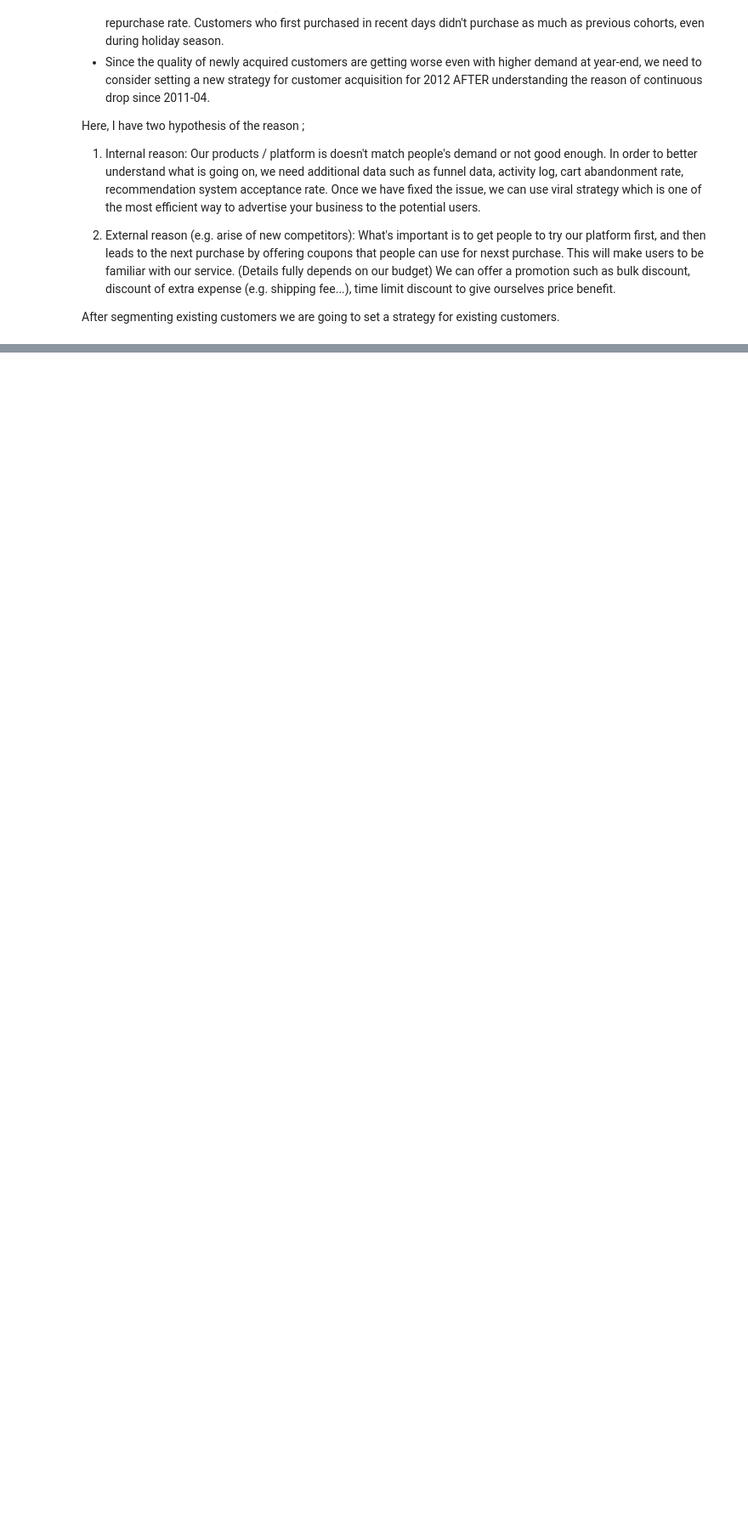
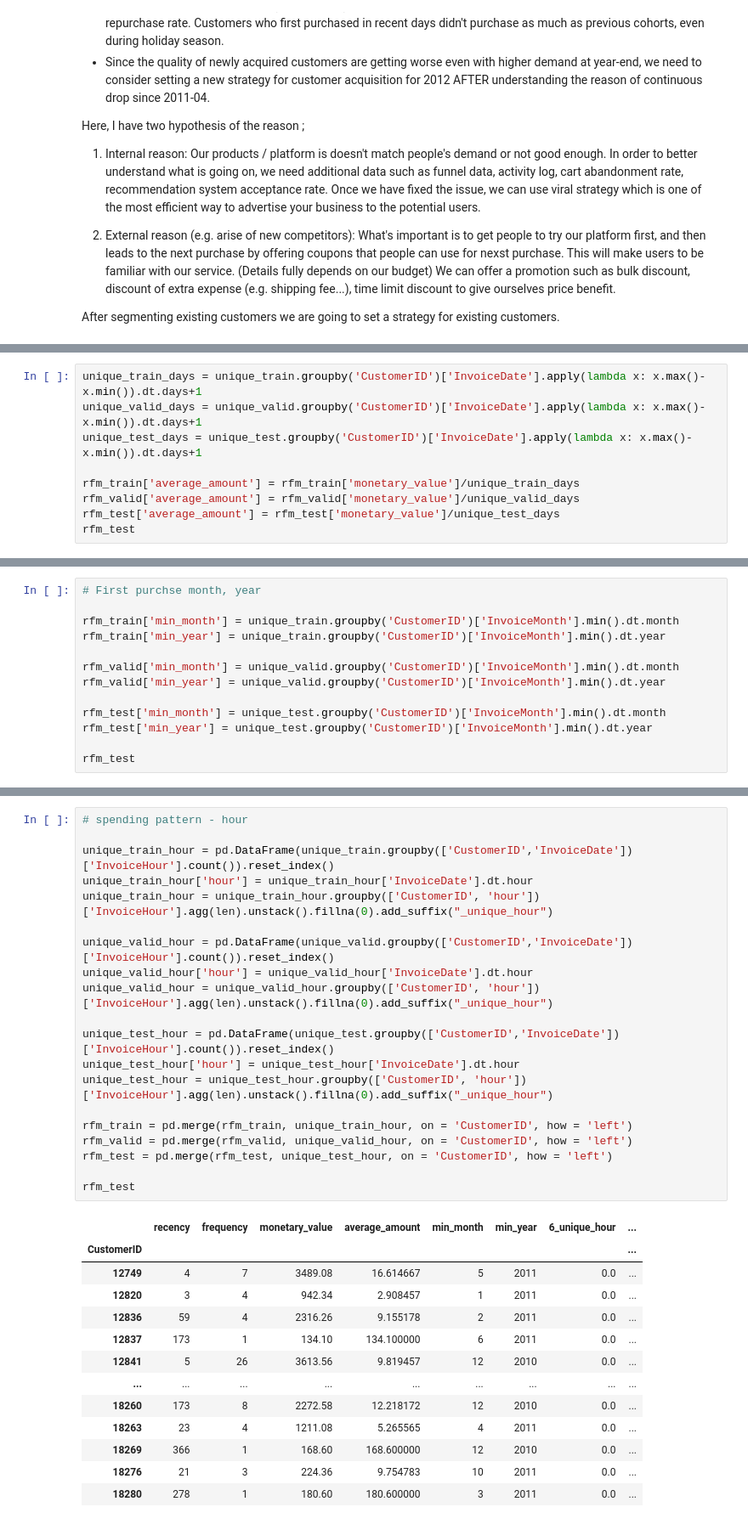
Before and after one commit to miji-lee-kr/CLV_Prediction_With_Cohort_Analysis, a Jupyter notebook: RFM_Cohort_UK_Retailer/RFM_Cohort_Analysis.ipynb, the cells around one changed output, grey strips where cells are left out. Shown at 85% size. Saved outputs shown, nothing was run; the diff lists cells and outputs as text; blank space fills up the shorter version.

```diff
--- a/RFM_Cohort_UK_Retailer/RFM_Cohort_Analysis.ipynb
+++ b/RFM_Cohort_UK_Retailer/RFM_Cohort_Analysis.ipynb
@@ -483,0 +530,9 @@ Greater numbers in frequency and monetary value demonstrate that the customer is
+# %%
+unique_train_days = unique_train.groupby('CustomerID')['InvoiceDate'].apply(lambda x: x.max()- x.min()).dt.days+1
+unique_valid_days = unique_valid.groupby('CustomerID')['InvoiceDate'].apply(lambda x: x.max()- x.min()).dt.days+1
+unique_test_days = unique_test.groupby('CustomerID')['InvoiceDate'].apply(lambda x: x.max()- x.min()).dt.days+1
+
+rfm_train['average_amount'] = rfm_train['monetary_value']/unique_train_days
+rfm_valid['average_amount'] = rfm_valid['monetary_value']/unique_valid_days
+rfm_test['average_amount'] = rfm_test['monetary_value']/unique_test_days
+rfm_test
@@ -483,0 +554,13 @@ Greater numbers in frequency and monetary value demonstrate that the customer is
+# %%
+# First purchse month, year
+
+rfm_train['min_month'] = unique_train.groupby('CustomerID')['InvoiceMonth'].min().dt.month
+rfm_train['min_year'] = unique_train.groupby('CustomerID')['InvoiceMonth'].min().dt.year
+
+rfm_valid['min_month'] = unique_valid.groupby('CustomerID')['InvoiceMonth'].min().dt.month
+rfm_valid['min_year'] = unique_valid.groupby('CustomerID')['InvoiceMonth'].min().dt.year
+
+rfm_test['min_month'] = unique_test.groupby('CustomerID')['InvoiceMonth'].min().dt.month
+rfm_test['min_year'] = unique_test.groupby('CustomerID')['InvoiceMonth'].min().dt.year
+
+rfm_test
@@ -483,0 +587,34 @@ Greater numbers in frequency and monetary value demonstrate that the customer is
+# %%
+# spending pattern - hour
+
+unique_train_hour = pd.DataFrame(unique_train.groupby(['CustomerID','InvoiceDate'])['InvoiceHour'].count()).reset_index()
+unique_train_hour['hour'] = unique_train_hour['InvoiceDate'].dt.hour
+unique_train_hour = unique_train_hour.groupby(['CustomerID', 'hour'])['InvoiceHour'].agg(len).unstack().fillna(0).add_suffix("_unique_hour")
+
+unique_valid_hour = pd.DataFrame(unique_valid.groupby(['CustomerID','InvoiceDate'])['InvoiceHour'].count()).reset_index()
+unique_valid_hour['hour'] = unique_valid_hour['InvoiceDate'].dt.hour
+unique_valid_hour = unique_valid_hour.groupby(['CustomerID', 'hour'])['InvoiceHour'].agg(len).unstack().fillna(0).add_suffix("_unique_hour")
+
+unique_test_hour = pd.DataFrame(unique_test.groupby(['CustomerID','InvoiceDate'])['InvoiceHour'].count()).reset_index()
+unique_test_hour['hour'] = unique_test_hour['InvoiceDate'].dt.hour
+unique_test_hour = unique_test_hour.groupby(['CustomerID', 'hour'])['InvoiceHour'].agg(len).unstack().fillna(0).add_suffix("_unique_hour")
+
+rfm_train = pd.merge(rfm_train, unique_train_hour, on = 'CustomerID', how = 'left')
+rfm_valid = pd.merge(rfm_valid, unique_valid_hour, on = 'CustomerID', how = 'left')
+rfm_test = pd.merge(rfm_test, unique_test_hour, on = 'CustomerID', how = 'left')
+
+rfm_test
+# %% [output]
+|  | recency | frequency | monetary_value | average_amount | min_month | min_year | 6_unique_hour | ... |
+| CustomerID |  |  |  |  |  |  |  | ... |
+| 12749 | 4 | 7 | 3489.08 | 16.614667 | 5 | 2011 | 0.0 | ... |
+| 12820 | 3 | 4 | 942.34 | 2.908457 | 1 | 2011 | 0.0 | ... |
+| 12836 | 59 | 4 | 2316.26 | 9.155178 | 2 | 2011 | 0.0 | ... |
+| 12837 | 173 | 1 | 134.10 | 134.100000 | 6 | 2011 | 0.0 | ... |
+| 12841 | 5 | 26 | 3613.56 | 9.819457 | 12 | 2010 | 0.0 | ... |
+| ... | ... | ... | ... | ... | ... | ... | ... | ... |
+| 18260 | 173 | 8 | 2272.58 | 12.218172 | 12 | 2010 | 0.0 | ... |
+| 18263 | 23 | 4 | 1211.08 | 5.265565 | 4 | 2011 | 0.0 | ... |
+| 18269 | 366 | 1 | 168.60 | 168.600000 | 12 | 2010 | 0.0 | ... |
+| 18276 | 21 | 3 | 224.36 | 9.754783 | 10 | 2011 | 0.0 | ... |
+| 18280 | 278 | 1 | 180.60 | 180.600000 | 3 | 2011 | 0.0 | ... |
```
Also changed, not shown: parts of 28 cells of this notebook.
